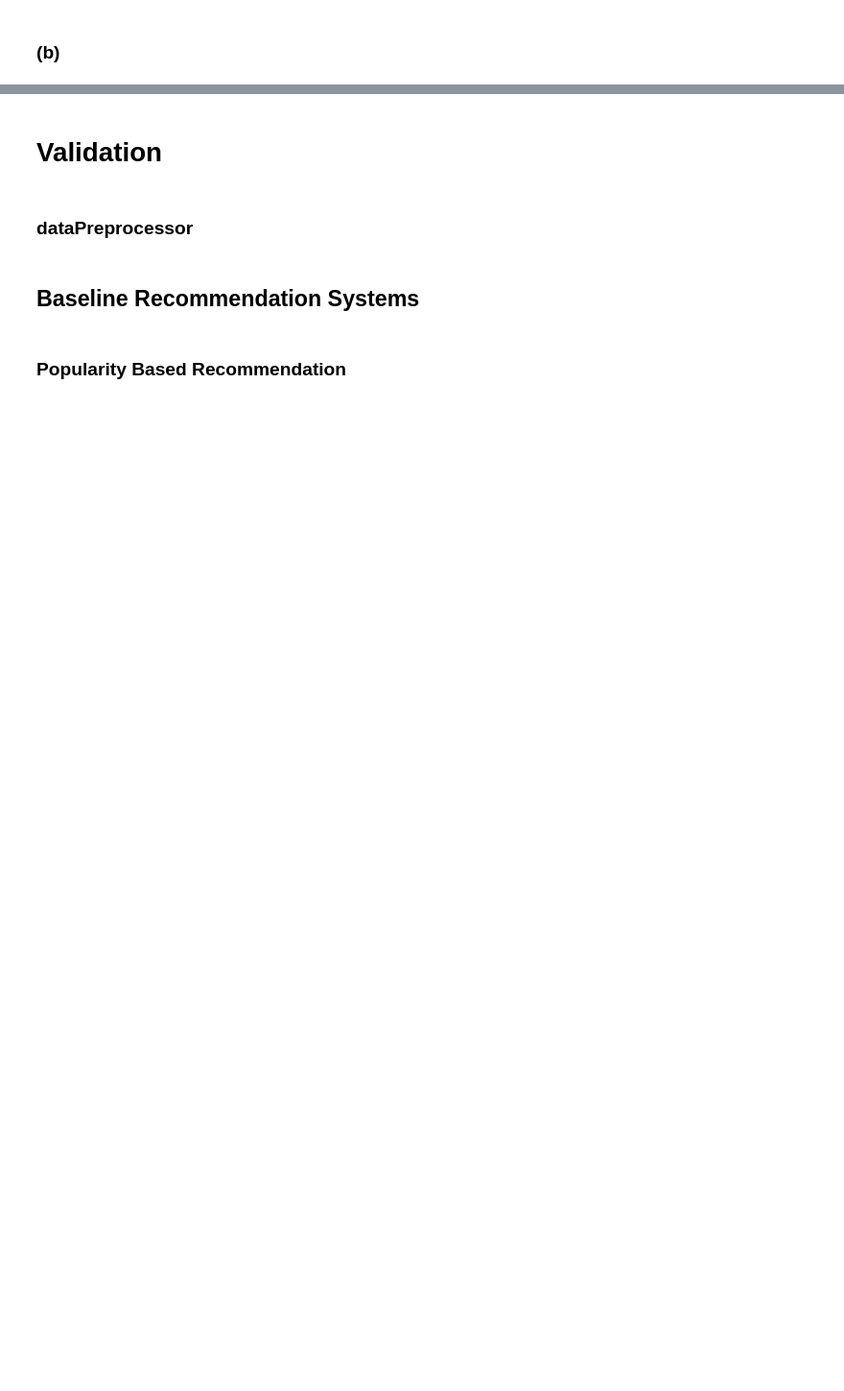
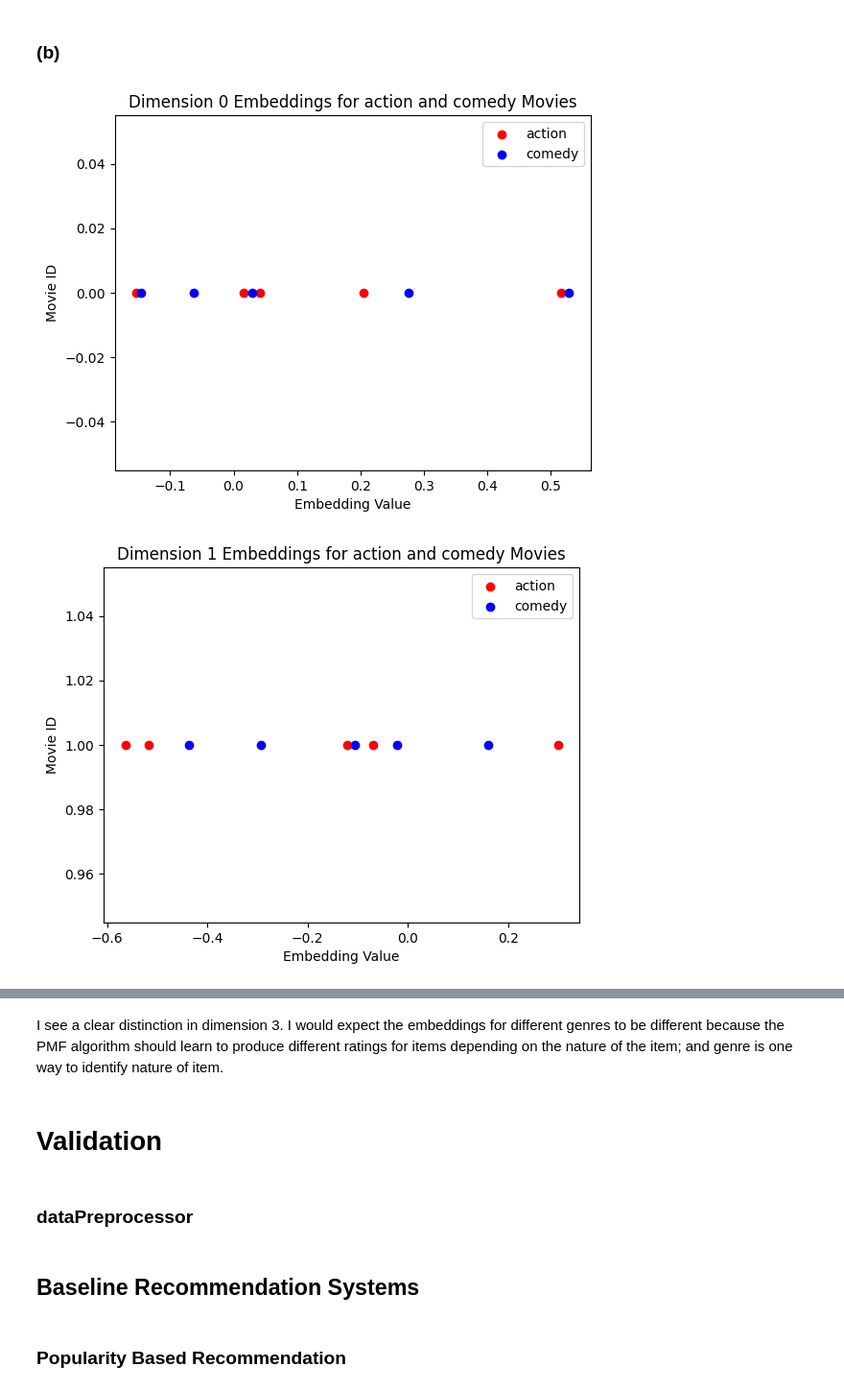
Before and after one commit to hshmatsahak/MIE451, a Jupyter notebook: rs_assignment.ipynb, the cells around one changed output, grey strips where cells are left out. Shown at 96% size. Drawn from its saved outputs; the diff is of its cells as text; code cells hidden in the pictures; blank space fills up the shorter version.

```diff
--- a/rs_assignment.ipynb
+++ b/rs_assignment.ipynb
@@ -923,16 +1579,21 @@ def plot_embs_two_genres(embeddings, moviesDF, genres, sample_size):
     plt.scatter(genre1_embeddings[:, i], np.full_like(genre1_movie_ids, i), c='red', label=f'{genre1}')
     plt.scatter(genre2_embeddings[:, i], np.full_like(genre2_movie_ids, i), c='blue', label=f'{genre2}')
 
-    for k, j in enumerate(top_indices[:, i]):
-      y_offset = k * v_offset
-      plt.annotate(moviesDF.loc[moviesDF['movieID'] == index2id[j], 'movieTitle'].values[0], (all_embeddings[j, i], i ), xytext=(-2*y_offset, 20+i+y_offset), textcoords='offset points', fontsize=8, color='black', arrowprops=dict(arrowstyle='->', connectionstyle='arc3,rad=-0.3' ,color='black'))
+    # for k, j in enumerate(top_indices[:, i]):
+    #   y_offset = k * v_offset
+    #   plt.annotate(moviesDF.loc[moviesDF['movieID'] == index2id[j], 'movieTitle'].values[0], (all_embeddings[j, i], i ), xytext=(-2*y_offset, 20+i+y_offset), textcoords='offset points', fontsize=8, color='black', arrowprops=dict(arrowstyle='->', connectionstyle='arc3,rad=-0.3' ,color='black'))
 
-    for k, j in enumerate(bottom_indices[:, i]):
-      y_offset = k * v_offset
-      plt.annotate(moviesDF.loc[moviesDF['movieID'] == index2id[j], 'movieTitle'].values[0], (all_embeddings[j, i], i), xytext=(2*y_offset, -20-i-y_offset), textcoords='offset points', fontsize=8, color='black', arrowprops=dict(arrowstyle='->',connectionstyle='arc3,rad=0.3', color='black'))
+    # for k, j in enumerate(bottom_indices[:, i]):
+    #   y_offset = k * v_offset
+    #   plt.annotate(moviesDF.loc[moviesDF['movieID'] == index2id[j], 'movieTitle'].values[0], (all_embeddings[j, i], i), xytext=(2*y_offset, -20-i-y_offset), textcoords='offset points', fontsize=8, color='black', arrowprops=dict(arrowstyle='->',connectionstyle='arc3,rad=0.3', color='black'))
 
     plt.xlabel('Embedding Value')
     plt.ylabel('Movie ID')
     plt.legend()
     plt.title(f'Dimension {i} Embeddings for {genre1} and {genre2} Movies')
     plt.show()
+# %%
+plot_embs_two_genres(pmf.w_Item, moviesDF, ['action', 'comedy'], 5)
+# %% [output]
+[figure, added]
+[figure, added]
@@ -939,3 +1608,5 @@ def plot_embs_two_genres(embeddings, moviesDF, genres, sample_size):
+# %% [markdown]
+I see a clear distinction in  dimension 3. I would expect the embeddings for different genres to be different because the PMF algorithm should learn to produce different ratings for items depending on the nature of the item; and genre is one way to identify nature of item.
 # %% [markdown]
 # Validation
 # %%
```
Also changed, not shown: parts of 58 cells of this notebook, 1 other file.
